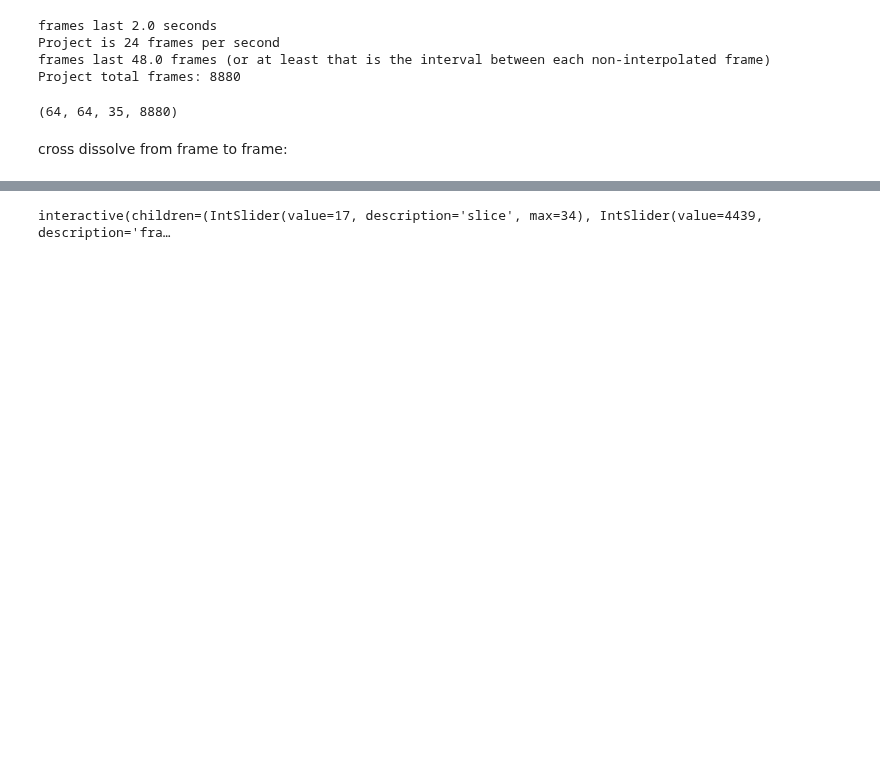
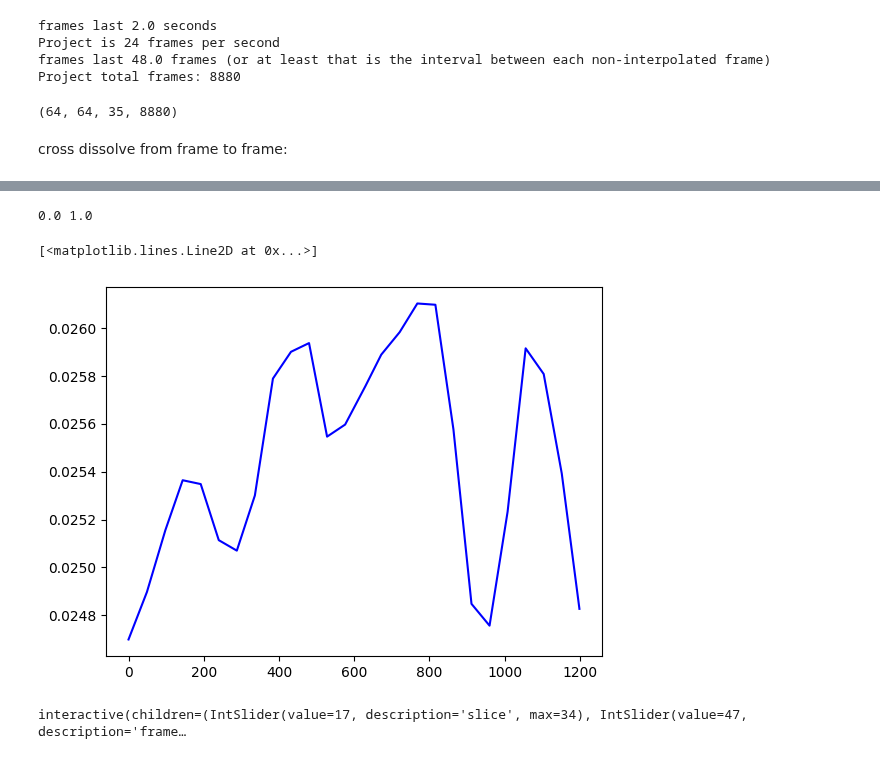
Before and after one commit to joachimbbp/neurovolume, a Jupyter notebook: src/neurovolume/bold_processing.ipynb, the cells around one changed output, grey strips where cells are left out. Drawn from its saved outputs; the diff is of its cells as text; code cells hidden in the pictures; blank space fills up the shorter version.

Commit message:
Linear Cross dissolve issue fixed Comments cleaned up in functions

```diff
--- a/src/neurovolume/bold_processing.ipynb
+++ b/src/neurovolume/bold_processing.ipynb
@@ -60,9 +64,8 @@ print(stretched.shape)
 # %% [markdown]
 cross dissolve from frame to frame:
 # %%
-#Took one minute
-
 if_idx = 0 # how many steps you are from the last og frame
+og_frame = 0
 a_frame = np.empty_like(diff[:,:,:,0])
 b_frame = np.empty_like(diff[:,:,:,0])
 
@@ -71,12 +74,13 @@ for frame in range(stretched.shape[3]):
         if_idx = 0
         a_frame = diff[:,:,:,int(frame/frame_duration)]
         stretched[:,:,:, frame] = a_frame
-        if frame+frame_duration <= stretched.shape[3] -1:
-            b_frame = diff[:,:,:,int((frame+frame_duration)/frame_duration)]
+        if og_frame + 1 <= diff.shape[3]-1:
+            b_frame = diff[:,:,:,int(og_frame+1)]
+        og_frame += 1
 
     else: #interframe
         if_idx += 1
         a_scalar = (frame_duration - if_idx) / frame_duration
         b_scalar = if_idx / frame_duration
 
-        stretched[:,:,:,frame] = ((a_frame * a_scalar) + (b_frame * b_scalar)) / 2.0 #maybe there's a faster numpy function?
+        stretched[:,:,:,frame] = ((a_frame * a_scalar) + (b_frame * b_scalar)) #maybe there's a faster numpy function?
@@ -83,5 +105,18 @@ for frame in range(stretched.shape[3]):
+# %%
+print(stretched.min(), stretched.max())
+# %% [output]
+0.0 1.0
+# %%
+#typically takes seven seconds
+means = []
+for i in range(stretched.shape[3]):
+    means.append(np.mean(stretched[:,:,:,i]))
+plt.plot(means[0:1200], linestyle='-', color='b')
+# %% [output]
+[<matplotlib.lines.Line2D at 0x...>]
+[figure, added]
 # %%
-explore_4D_vol(stretched, dim='z')
+explore_4D_vol(stretched[:,:,:,0:96], dim='z', cmap='viridis')
 # %% [output]
-interactive(children=(IntSlider(value=17, description='slice', max=34), IntSlider(value=4439, description='fra…
+interactive(children=(IntSlider(value=17, description='slice', max=34), IntSlider(value=47, description='frame…
 # %%
```
Also changed, not shown: parts of 3 cells of this notebook, 1 other file.
